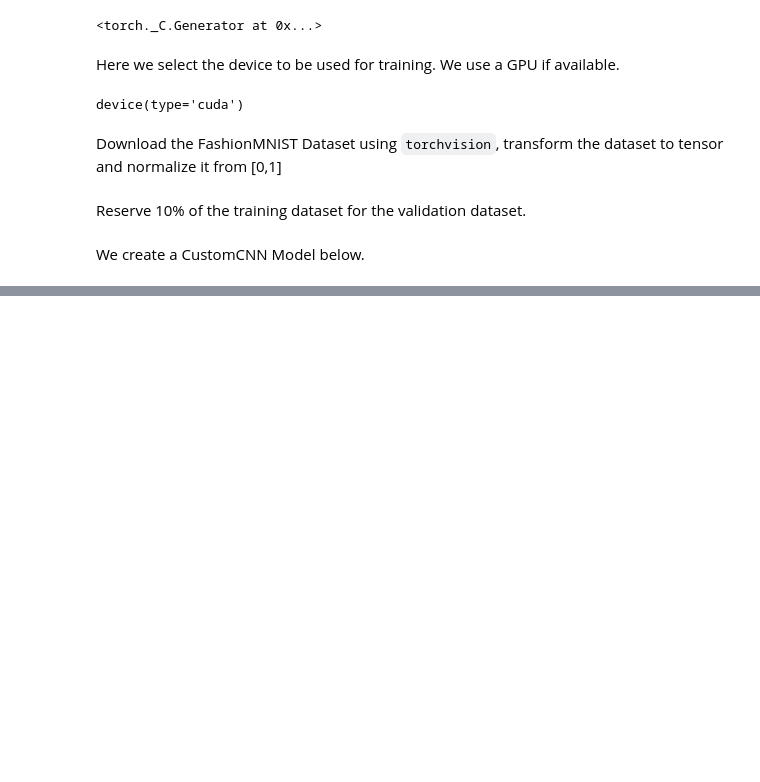
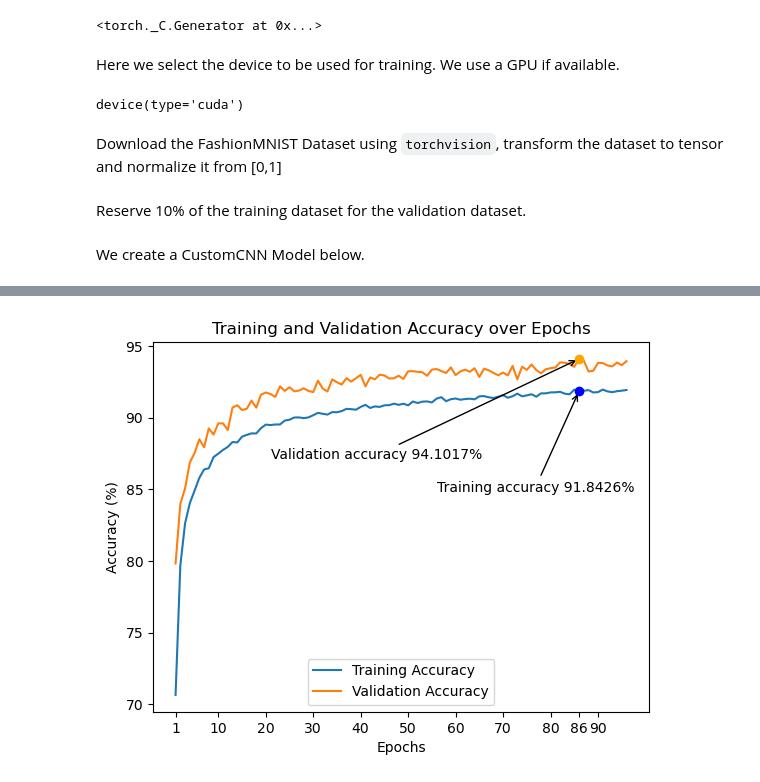
Before and after one commit to JayC-SF/Artificial-Intelligence-Labs, a Jupyter notebook: major-assignments/assignment2/implementation-q4.ipynb, the cells around one changed output, grey strips where cells are left out. Cells and saved outputs as stored; diff of their text form; code cells hidden in the pictures; blank space fills up the shorter version.

```diff
--- a/major-assignments/assignment2/implementation-q4.ipynb
+++ b/major-assignments/assignment2/implementation-q4.ipynb
@@ -376 +433,30 @@ Patience counter: 6/10
+# %%
+plt.plot(epochs, runner2.train_accs)
+plt.plot(epochs, runner2.val_accs)
+
+# annotate train_acc
+plt.scatter(selected_epoch, train_acc, color='blue', zorder=5)
+plt.annotate(
+    f'Training accuracy {train_acc:.4f}%',
+    xy=(selected_epoch, train_acc),
+    xytext=(selected_epoch-30, train_acc-7),
+    arrowprops=dict(arrowstyle='->')
+)
+
+# annotate val_loss
+plt.scatter(selected_epoch, val_acc, color='orange', zorder=5)
+plt.annotate(
+    f'Validation accuracy {val_acc:.4f}%',
+    xy=(selected_epoch, val_acc),
+    xytext=(selected_epoch-65, val_acc-7),
+    arrowprops=dict(arrowstyle='->')
+)
+plt.xticks(xticks, xticks)
+plt.xlabel("Epochs")
+plt.ylabel("Accuracy (%)")
+plt.legend(["Training Accuracy", "Validation Accuracy"], loc="lower center")
+plt.title("Training and Validation Accuracy over Epochs")
+plt.show()
+# %% [output]
+[figure, added]
 # %%
```
Also changed, not shown: parts of 15 cells of this notebook, 3 other files.
